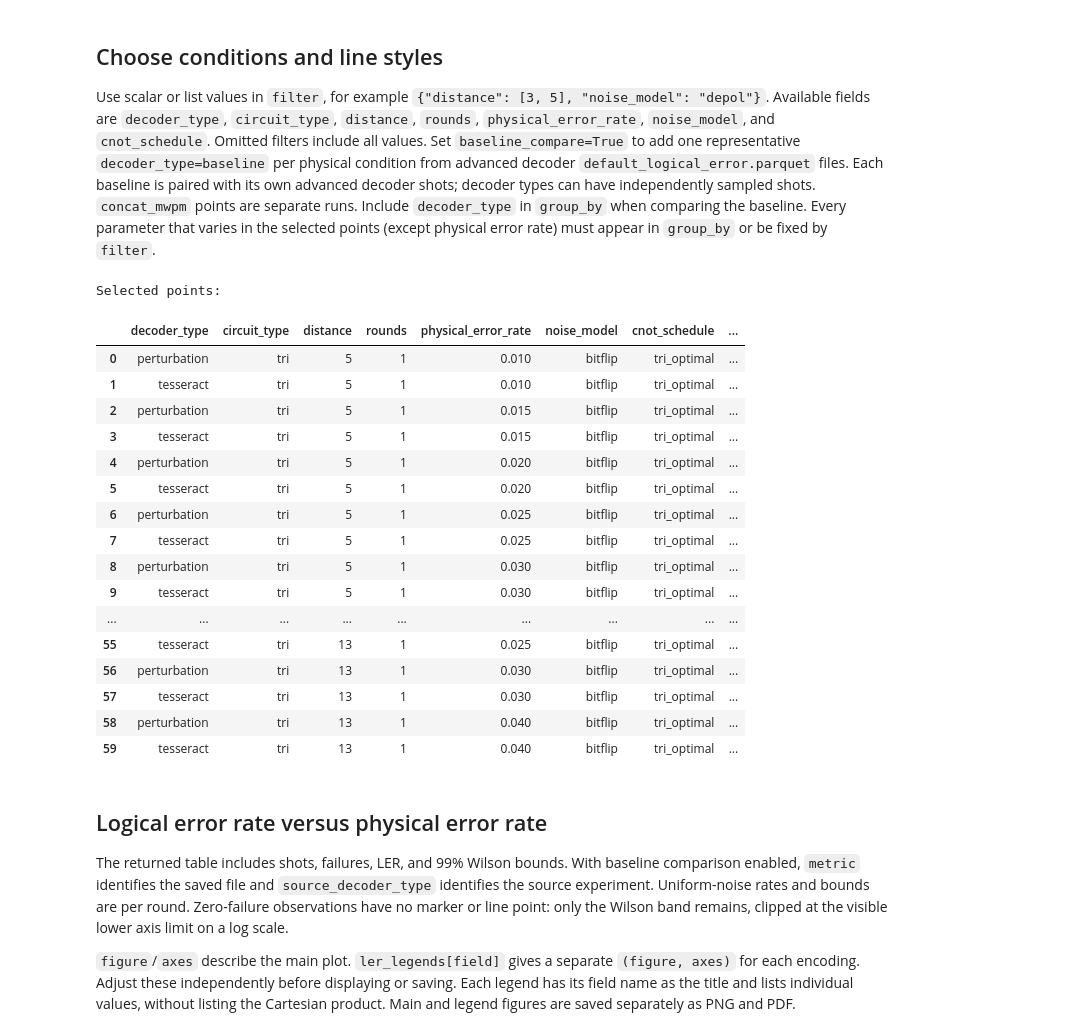
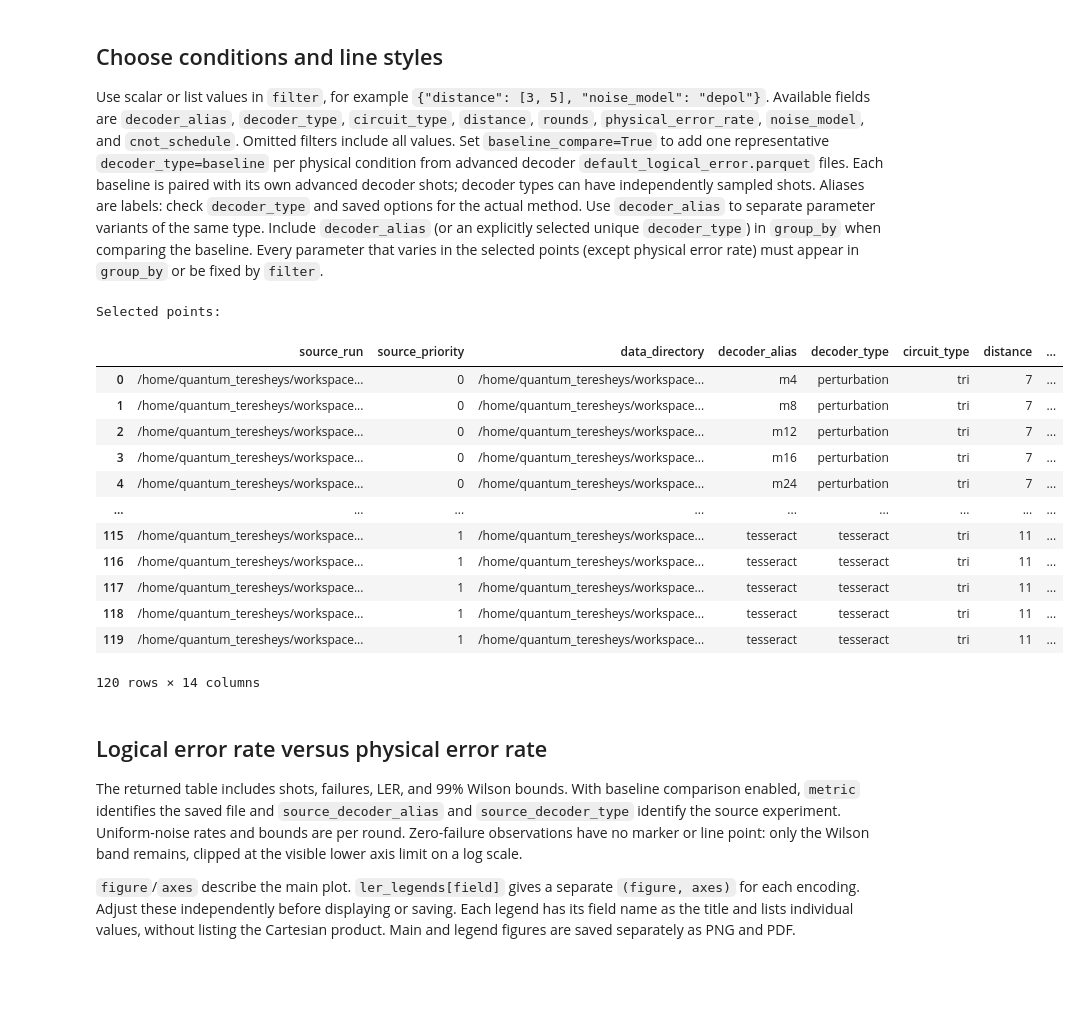
Before and after one commit to AKTKN/color_code_softoutput, a Jupyter notebook: notebooks/color_correlated_decoding.ipynb, the cells around one changed output. Saved outputs shown, nothing was run; the diff lists cells and outputs as text; code cells hidden in the pictures; blank space fills up the shorter version.

```diff
--- a/notebooks/color_correlated_decoding.ipynb
+++ b/notebooks/color_correlated_decoding.ipynb
@@ -20,13 +20,27 @@ import color_code_softoutput.analysis.color_correlated as color_correlated_analy
 importlib.reload(workflow_config)
 importlib.reload(color_correlated_analysis)
 ColorCorrelatedRun = color_correlated_analysis.ColorCorrelatedRun
+import color_code_softoutput.analysis.color_correlated_comparison as comparison_analysis
+importlib.reload(comparison_analysis)
+ColorCorrelatedComparison = comparison_analysis.ColorCorrelatedComparison
 
-# Edit this path to select a completed run.
-run_path = PROJECT_ROOT / "cluster_results/26_09_28_00_17_00_00df6314"
-run = ColorCorrelatedRun(run_path)
+# Primary run supplies the main data and preferred representative baselines.
+run_path = PROJECT_ROOT / "cluster_results/26_09_28_15_33_34_7f861167"
+# Import selected points from previous runs; use [] to analyze only the primary.
+# additional_sources = []
+additional_sources = [
+    {
+        "run_directory": PROJECT_ROOT / "cluster_results/26_09_28_14_38_26_779e2a31",
+        "filter": {"decoder_alias": "tesseract"},
+        # "alias_map": {"tesseract": "tesseract_previous"},
+    },
+]
+run = ColorCorrelatedComparison(run_path, additional_sources=additional_sources)
 print("Run:", run.run_directory)
 print("Start:", run.run_log["simulation_start_time"])
 print("End:", run.run_log["simulation_end_time"])
 print("Planned points:", len(run.catalog))
 print("logical_error files present:", int(run.catalog["data_available"].sum()), "/", len(run.catalog))
+print("Selected source runs:")
+display(run.source_manifest)
 # %% [output]
@@ -76,48 +101,45 @@ display(run.catalog)
 # %% [markdown]
 ## Choose conditions and line styles
 
-Use scalar or list values in `filter`, for example `{"distance": [3, 5], "noise_model": "depol"}`. Available fields are `decoder_type`, `circuit_type`, `distance`, `rounds`, `physical_error_rate`, `noise_model`, and `cnot_schedule`. Omitted filters include all values. Set `baseline_compare=True` to add one representative `decoder_type=baseline` per physical condition from advanced decoder `default_logical_error.parquet` files. Each baseline is paired with its own advanced decoder shots; decoder types can have independently sampled shots. `concat_mwpm` points are separate runs. Include `decoder_type` in `group_by` when comparing the baseline. Every parameter that varies in the selected points (except physical error rate) must appear in `group_by` or be fixed by `filter`.
+Use scalar or list values in `filter`, for example `{"distance": [3, 5], "noise_model": "depol"}`. Available fields are `decoder_alias`, `decoder_type`, `circuit_type`, `distance`, `rounds`, `physical_error_rate`, `noise_model`, and `cnot_schedule`. Omitted filters include all values. Set `baseline_compare=True` to add one representative `decoder_type=baseline` per physical condition from advanced decoder `default_logical_error.parquet` files. Each baseline is paired with its own advanced decoder shots; decoder types can have independently sampled shots. Aliases are labels: check `decoder_type` and saved options for the actual method. Use `decoder_alias` to separate parameter variants of the same type. Include `decoder_alias` (or an explicitly selected unique `decoder_type`) in `group_by` when comparing the baseline. Every parameter that varies in the selected points (except physical error rate) must appear in `group_by` or be fixed by `filter`.
 # %%
 filter = {
     # "distance": [3, 5],
-    "decoder_type": ["perturbation", "tesseract"],
+    # "decoder_alias": ["Stage2_original_perturbation", "Stage2_perturbed_perturbation"],
+    # "decoder_type": ["perturbation", "tesseract"],
 }
 better_weight_filter = filter  # set a separate mapping to filter this table
 effect_filter = filter  # set a separate mapping to filter this table
-group_by = ["distance", "decoder_type"]  # first: color; second: marker
+group_by = ["distance", "decoder_alias"]  # first: color; second: marker
 baseline_compare = True  # one paired baseline per physical condition
 yscale = "log"  # "log" or "linear"
 plot_width = 7.4  # main axes width in inches
 plot_height = 4.6  # main axes height in inches
 # Legend layout is independent of the main plot.
 legend_options = dict(fontsize=10, row_height=0.35, width=3.0, ncol=1)
-save_figure = True
+save_figure = False
 
 print("Selected points:")
 display(run.select(filter))
 # %% [output]
 Selected points:
-|  | decoder_type | circuit_type | distance | rounds | physical_error_rate | noise_model | cnot_schedule | ... |
-| 0 | perturbation | tri | 5 | 1 | 0.010 | bitflip | tri_optimal | ... |
-| 1 | tesseract | tri | 5 | 1 | 0.010 | bitflip | tri_optimal | ... |
-| 2 | perturbation | tri | 5 | 1 | 0.015 | bitflip | tri_optimal | ... |
-| 3 | tesseract | tri | 5 | 1 | 0.015 | bitflip | tri_optimal | ... |
-| 4 | perturbation | tri | 5 | 1 | 0.020 | bitflip | tri_optimal | ... |
-| 5 | tesseract | tri | 5 | 1 | 0.020 | bitflip | tri_optimal | ... |
-| 6 | perturbation | tri | 5 | 1 | 0.025 | bitflip | tri_optimal | ... |
-| 7 | tesseract | tri | 5 | 1 | 0.025 | bitflip | tri_optimal | ... |
-| 8 | perturbation | tri | 5 | 1 | 0.030 | bitflip | tri_optimal | ... |
-| 9 | tesseract | tri | 5 | 1 | 0.030 | bitflip | tri_optimal | ... |
+|  | source_run | source_priority | data_directory | decoder_alias | decoder_type | circuit_type | distance | ... |
+| 0 | /home/quantum_teresheys/workspace... | 0 | /home/quantum_teresheys/workspace... | m4 | perturbation | tri | 7 | ... |
+| 1 | /home/quantum_teresheys/workspace... | 0 | /home/quantum_teresheys/workspace... | m8 | perturbation | tri | 7 | ... |
+| 2 | /home/quantum_teresheys/workspace... | 0 | /home/quantum_teresheys/workspace... | m12 | perturbation | tri | 7 | ... |
+| 3 | /home/quantum_teresheys/workspace... | 0 | /home/quantum_teresheys/workspace... | m16 | perturbation | tri | 7 | ... |
+| 4 | /home/quantum_teresheys/workspace... | 0 | /home/quantum_teresheys/workspace... | m24 | perturbation | tri | 7 | ... |
 | ... | ... | ... | ... | ... | ... | ... | ... | ... |
-| 55 | tesseract | tri | 13 | 1 | 0.025 | bitflip | tri_optimal | ... |
-| 56 | perturbation | tri | 13 | 1 | 0.030 | bitflip | tri_optimal | ... |
-| 57 | tesseract | tri | 13 | 1 | 0.030 | bitflip | tri_optimal | ... |
-| 58 | perturbation | tri | 13 | 1 | 0.040 | bitflip | tri_optimal | ... |
-| 59 | tesseract | tri | 13 | 1 | 0.040 | bitflip | tri_optimal | ... |
+| 115 | /home/quantum_teresheys/workspace... | 1 | /home/quantum_teresheys/workspace... | tesseract | tesseract | tri | 11 | ... |
+| 116 | /home/quantum_teresheys/workspace... | 1 | /home/quantum_teresheys/workspace... | tesseract | tesseract | tri | 11 | ... |
+| 117 | /home/quantum_teresheys/workspace... | 1 | /home/quantum_teresheys/workspace... | tesseract | tesseract | tri | 11 | ... |
+| 118 | /home/quantum_teresheys/workspace... | 1 | /home/quantum_teresheys/workspace... | tesseract | tesseract | tri | 11 | ... |
+| 119 | /home/quantum_teresheys/workspace... | 1 | /home/quantum_teresheys/workspace... | tesseract | tesseract | tri | 11 | ... |
+120 rows × 14 columns
 # %% [markdown]
 ## Logical error rate versus physical error rate
 
-The returned table includes shots, failures, LER, and 99% Wilson bounds. With baseline comparison enabled, `metric` identifies the saved file and `source_decoder_type` identifies the source experiment. Uniform-noise rates and bounds are per round. Zero-failure observations have no marker or line point: only the Wilson band remains, clipped at the visible lower axis limit on a log scale.
+The returned table includes shots, failures, LER, and 99% Wilson bounds. With baseline comparison enabled, `metric` identifies the saved file and `source_decoder_alias` and `source_decoder_type` identify the source experiment. Uniform-noise rates and bounds are per round. Zero-failure observations have no marker or line point: only the Wilson band remains, clipped at the visible lower axis limit on a log scale.
 
 `figure`/`axes` describe the main plot. `ler_legends[field]` gives a separate `(figure, axes)` for each encoding. Adjust these independently before displaying or saving. Each legend has its field name as the title and lists individual values, without listing the Cartesian product. Main and legend figures are saved separately as PNG and PDF.
 # %%
```
Also changed, not shown: parts of 13 cells of this notebook, 20 other files.
